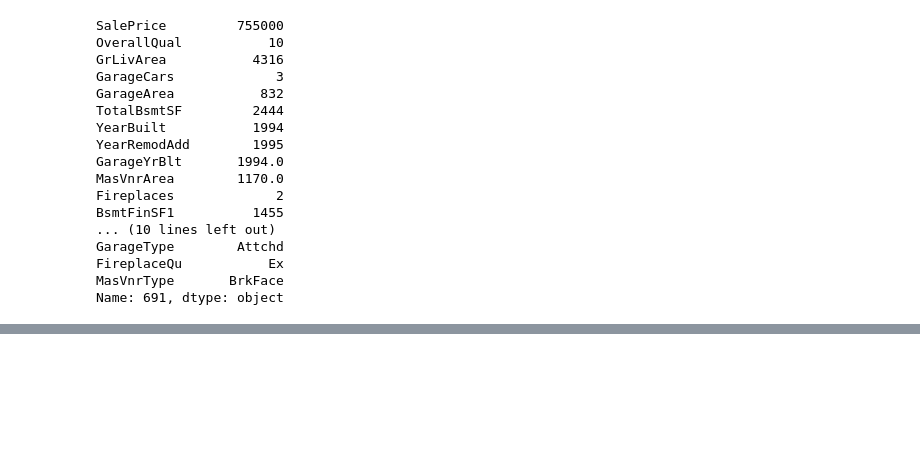
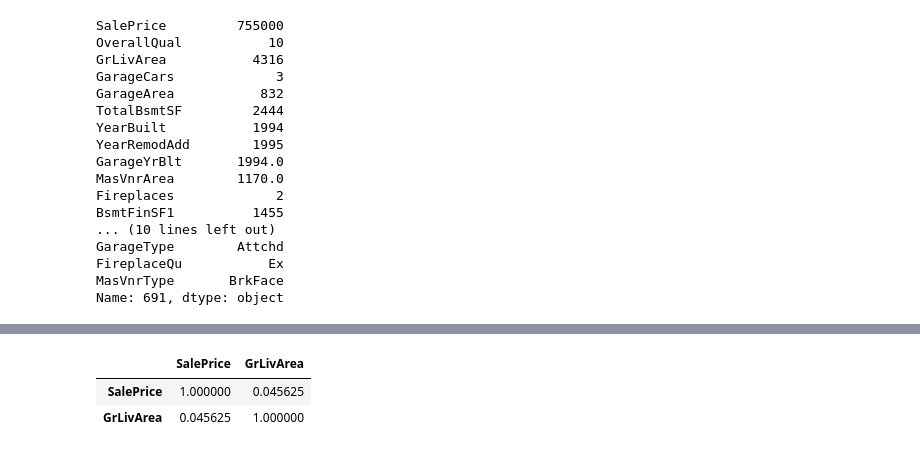
Before and after one commit to kogimurio/house_sales_prediction, a Jupyter notebook: saales_price_predictions.ipynb, the cells around one changed output, grey strips where cells are left out. Cells and saved outputs as stored; diff of their text form; code cells hidden in the pictures; blank space fills up the shorter version.

```diff
--- a/saales_price_predictions.ipynb
+++ b/saales_price_predictions.ipynb
@@ -3337,0 +3343,6 @@ dtype: float64
+# %%
+dataset[dataset['OverallQual'] == 10][['SalePrice', 'GrLivArea']].corr()
+# %% [output]
+|  | SalePrice | GrLivArea |
+| SalePrice | 1.000000 | 0.045625 |
+| GrLivArea | 0.045625 | 1.000000 |
```
Also changed, not shown: parts of 23 cells of this notebook.
